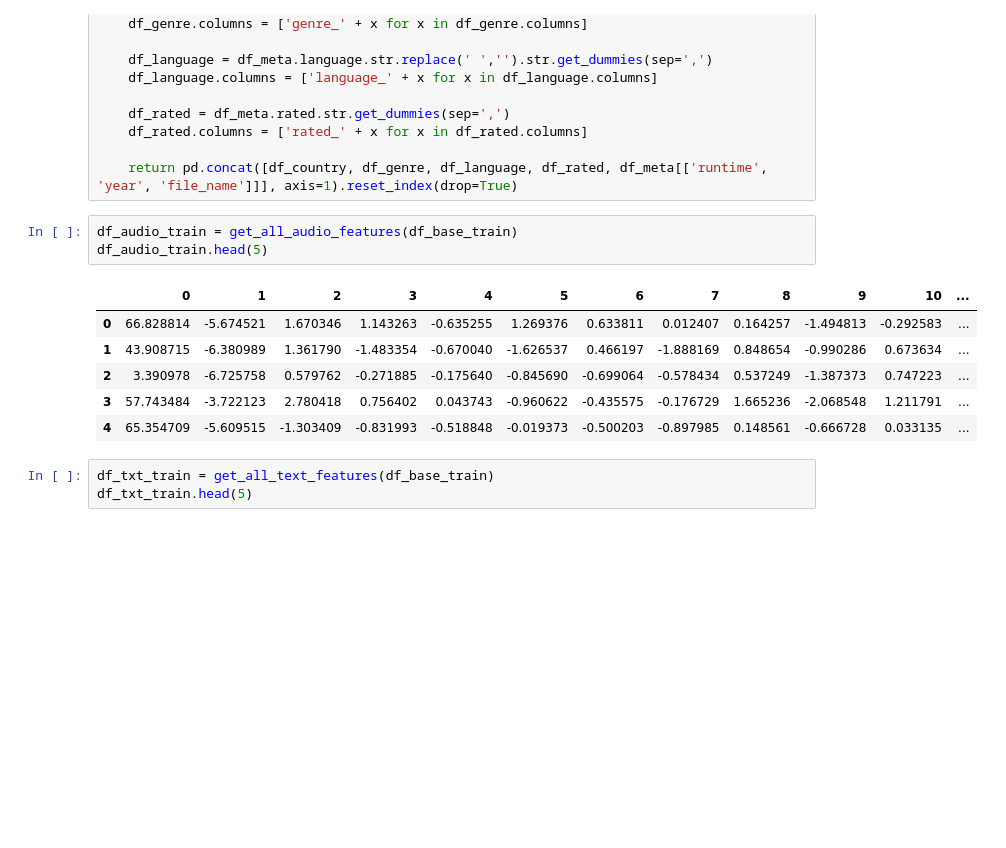
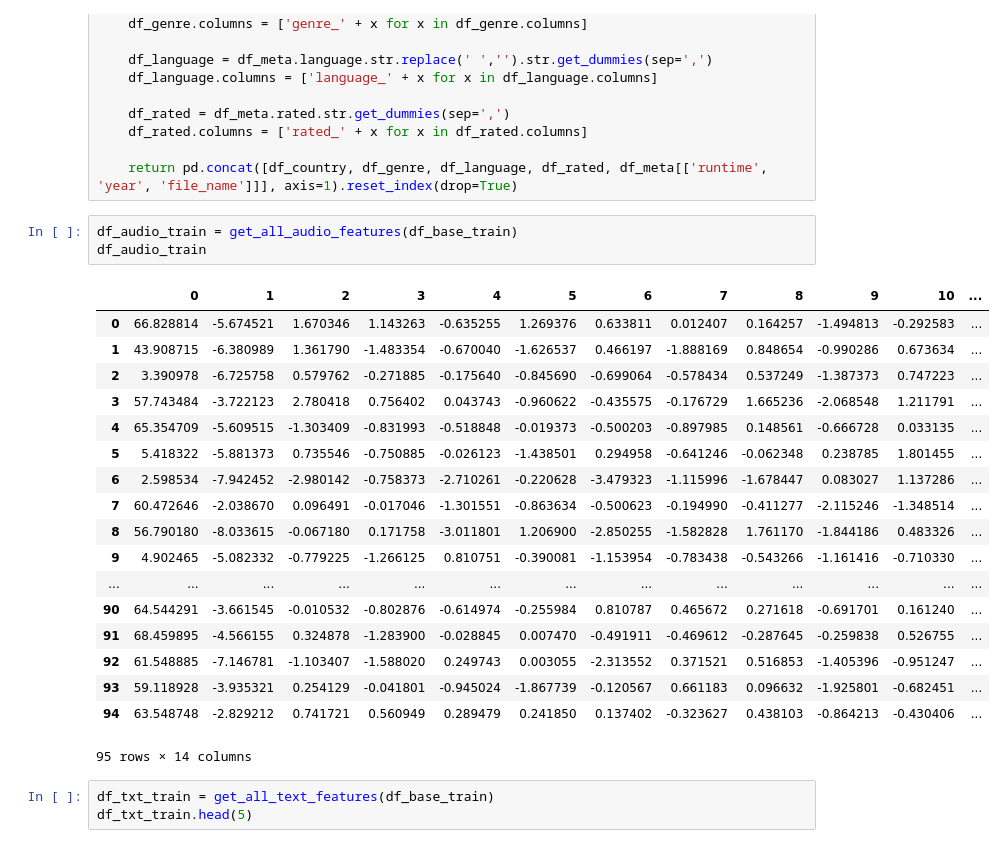
Before and after one commit to freecraver/tud_mmc_eval, a Jupyter notebook: TUD-MMC.ipynb, the cells around one changed output. Drawn from its saved outputs; the diff is of its cells as text; blank space fills up the shorter version.

```diff
--- a/TUD-MMC.ipynb
+++ b/TUD-MMC.ipynb
@@ -167,14 +167,26 @@ def get_all_meta_features(df, use_train=True):
     return pd.concat([df_country, df_genre, df_language, df_rated, df_meta[['runtime', 'year', 'file_name']]], axis=1).reset_index(drop=True)
 # %%
 df_audio_train = get_all_audio_features(df_base_train)
-df_audio_train.head(5)
+df_audio_train
 # %% [output]
 |  | 0 | 1 | 2 | 3 | 4 | 5 | 6 | 7 | 8 | 9 | 10 | ... |
 | 0 | 66.828814 | -5.674521 | 1.670346 | 1.143263 | -0.635255 | 1.269376 | 0.633811 | 0.012407 | 0.164257 | -1.494813 | -0.292583 | ... |
 | 1 | 43.908715 | -6.380989 | 1.361790 | -1.483354 | -0.670040 | -1.626537 | 0.466197 | -1.888169 | 0.848654 | -0.990286 | 0.673634 | ... |
 | 2 | 3.390978 | -6.725758 | 0.579762 | -0.271885 | -0.175640 | -0.845690 | -0.699064 | -0.578434 | 0.537249 | -1.387373 | 0.747223 | ... |
 | 3 | 57.743484 | -3.722123 | 2.780418 | 0.756402 | 0.043743 | -0.960622 | -0.435575 | -0.176729 | 1.665236 | -2.068548 | 1.211791 | ... |
 | 4 | 65.354709 | -5.609515 | -1.303409 | -0.831993 | -0.518848 | -0.019373 | -0.500203 | -0.897985 | 0.148561 | -0.666728 | 0.033135 | ... |
+| 5 | 5.418322 | -5.881373 | 0.735546 | -0.750885 | -0.026123 | -1.438501 | 0.294958 | -0.641246 | -0.062348 | 0.238785 | 1.801455 | ... |
+| 6 | 2.598534 | -7.942452 | -2.980142 | -0.758373 | -2.710261 | -0.220628 | -3.479323 | -1.115996 | -1.678447 | 0.083027 | 1.137286 | ... |
+| 7 | 60.472646 | -2.038670 | 0.096491 | -0.017046 | -1.301551 | -0.863634 | -0.500623 | -0.194990 | -0.411277 | -2.115246 | -1.348514 | ... |
+| 8 | 56.790180 | -8.033615 | -0.067180 | 0.171758 | -3.011801 | 1.206900 | -2.850255 | -1.582828 | 1.761170 | -1.844186 | 0.483326 | ... |
+| 9 | 4.902465 | -5.082332 | -0.779225 | -1.266125 | 0.810751 | -0.390081 | -1.153954 | -0.783438 | -0.543266 | -1.161416 | -0.710330 | ... |
+| ... | ... | ... | ... | ... | ... | ... | ... | ... | ... | ... | ... | ... |
+| 90 | 64.544291 | -3.661545 | -0.010532 | -0.802876 | -0.614974 | -0.255984 | 0.810787 | 0.465672 | 0.271618 | -0.691701 | 0.161240 | ... |
+| 91 | 68.459895 | -4.566155 | 0.324878 | -1.283900 | -0.028845 | 0.007470 | -0.491911 | -0.469612 | -0.287645 | -0.259838 | 0.526755 | ... |
+| 92 | 61.548885 | -7.146781 | -1.103407 | -1.588020 | 0.249743 | 0.003055 | -2.313552 | 0.371521 | 0.516853 | -1.405396 | -0.951247 | ... |
+| 93 | 59.118928 | -3.935321 | 0.254129 | -0.041801 | -0.945024 | -1.867739 | -0.120567 | 0.661183 | 0.096632 | -1.925801 | -0.682451 | ... |
+| 94 | 63.548748 | -2.829212 | 0.741721 | 0.560949 | 0.289479 | 0.241850 | 0.137402 | -0.323627 | 0.438103 | -0.864213 | -0.430406 | ... |
+95 rows × 14 columns
 # %%
 df_txt_train = get_all_text_features(df_base_train)
 df_txt_train.head(5)
```
Also changed, not shown: parts of 2 cells of this notebook, 2 other files.
